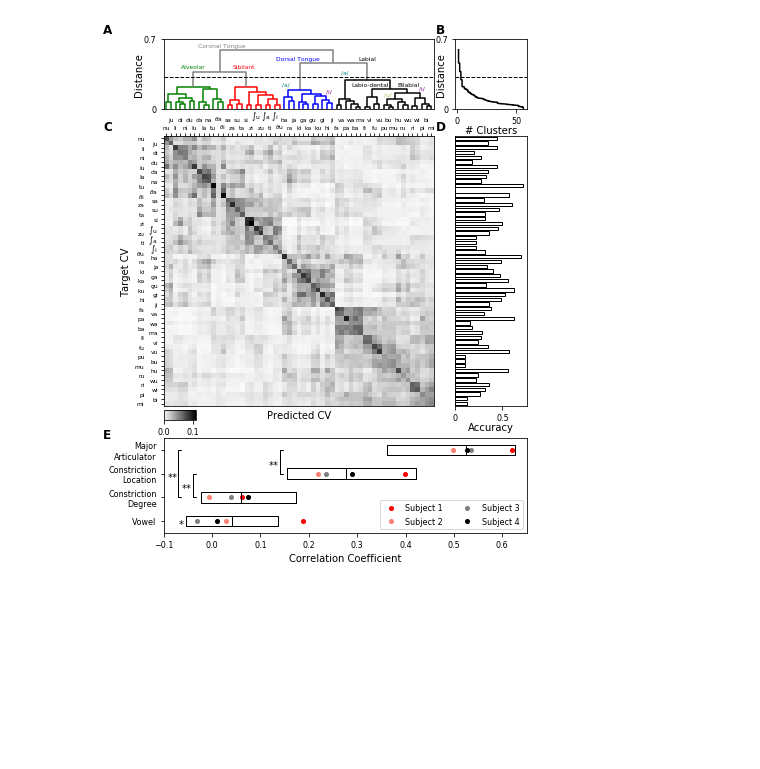
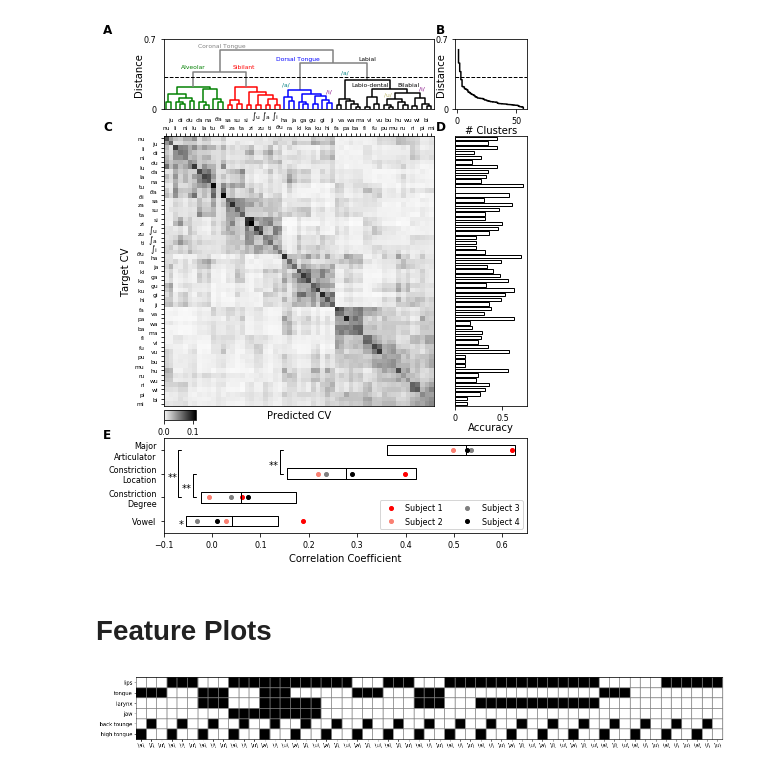
Before and after one commit to BouchardLab/cv_paper_plots, a Jupyter notebook: hierarchy/hierarchy.ipynb, the cells around one changed output. Saved outputs shown, nothing was run; the diff lists cells and outputs as text; code cells hidden in the pictures; blank space fills up the shorter version.

```diff
--- a/hierarchy/hierarchy.ipynb
+++ b/hierarchy/hierarchy.ipynb
@@ -107,3 +107,12 @@ plt.savefig(os.path.join(os.environ['HOME'], 'Downloads/hierarchy.png'), dpi=300
 plt.show()
 # %% [output]
 [figure]
+# %% [markdown]
+# Feature Plots
+# %%
+reload(articulator_features)
+f, ax = plt.subplots(1, figsize=(20, 10))
+_ = articulator_features.get_articulator_state_matrix(ax)
+plt.show()
+# %% [output]
+[figure, added]
```
Also changed, not shown: parts of 1 cell of this notebook, 5 other files.
